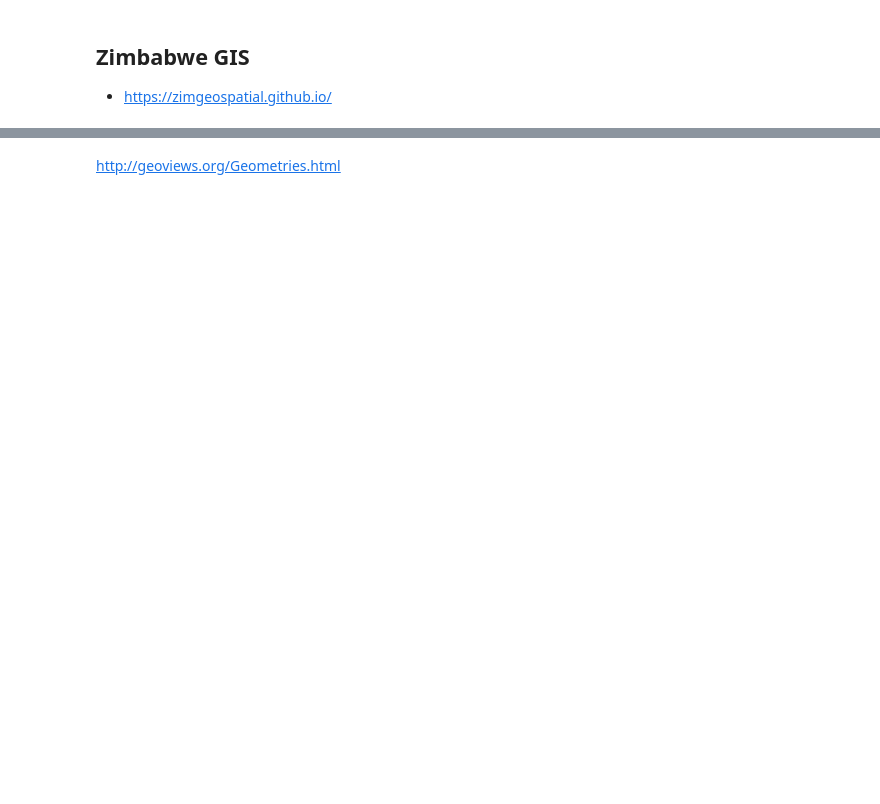
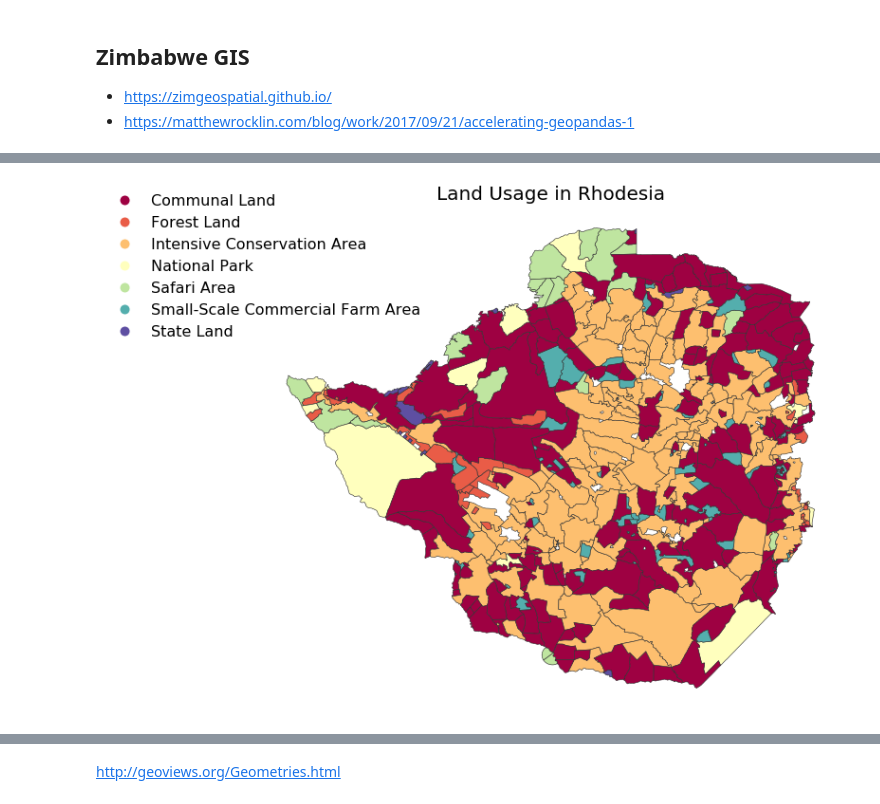
Before and after one commit to dmnfarrell/zimgeo, a Jupyter notebook: maps1.ipynb, the cells around one changed output, grey strips where cells are left out. Cells and saved outputs as stored; diff of their text form; code cells hidden in the pictures; blank space fills up the shorter version.

```diff
--- a/maps1.ipynb
+++ b/maps1.ipynb
@@ -2,5 +2,6 @@
 ## Zimbabwe GIS
 
 * https://zimgeospatial.github.io/
+* https://matthewrocklin.com/blog/work/2017/09/21/accelerating-geopandas-1
 # %%
 import pandas as pd
@@ -27,6 +26,18 @@ def get_geodatasource(gdf):
     """Get getjsondatasource from geopandas object"""
     json_data = json.dumps(json.loads(gdf.to_json()))
     return GeoJSONDataSource(geojson = json_data)
+# %%
+gdf = gpd.read_file('data/historic_land_classes.shp')
+gdf = gdf.dropna()
+fig, ax = plt.subplots(1, figsize=(14,8))
+gdf.plot(column='class', categorical=True,cmap='Spectral',linewidth=.6, edgecolor='0.2',
+         legend=True, legend_kwds={'bbox_to_anchor':(.3, 1.05),'fontsize':16,'frameon':False}, ax=ax)
+ax.axis('off')
+ax.set_title('Land Usage in Rhodesia',fontsize=20)
+plt.tight_layout()
+plt.savefig('images/rhodesia_land_classes.png',dpi=300)
+# %% [output]
+[figure, added]
 # %%
 def get_merged(shpfile,datafile,key):
     gdf = gpd.read_file(shpfile)
```
Also changed, not shown: parts of 7 cells of this notebook, 9 other files.
